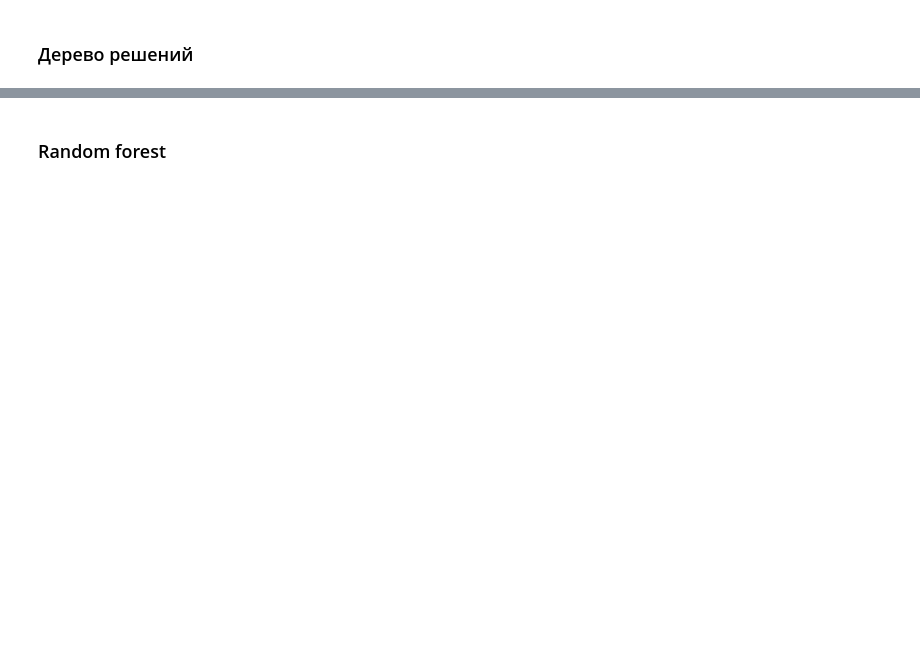
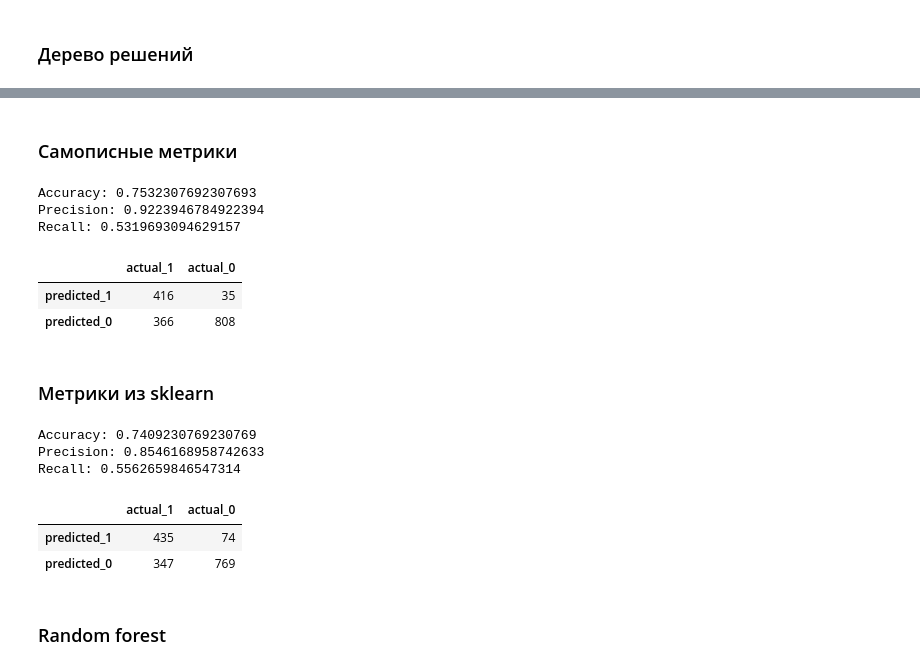
Before and after one commit to keoni02032/MAI_ML, a Jupyter notebook: lab2/ML_2.ipynb, the cells around one changed output, grey strips where cells are left out. Drawn from its saved outputs; the diff is of its cells as text; code cells hidden in the pictures; blank space fills up the shorter version.

```diff
--- a/lab2/ML_2.ipynb
+++ b/lab2/ML_2.ipynb
@@ -141,7 +222,7 @@ class ClassifyingDecisionTree:
     self.min_samples_split = min_samples_split
 
   def fit(self, x, y):
-    data = np.concatenate((x, y[:, np.newaxis]), axis = 1)
+    data = np.concatenate((x, y), axis=1)
     self.root = self.build_tree(data)
 
   def predict(self, x):
@@ -191,6 +272,10 @@ class ClassifyingDecisionTree:
           split.gain = gain
     return split
 
+  def fit1(self, x, y):
+    data = np.concatenate((x, y[:, np.newaxis]), axis=1)
+    self.root = self.build_tree(data)
+
   def build_tree(self, data, current_depth = 0):
     X, Y = data[:, :-1], data[:, -1]
     num_samples, num_features = np.shape(X)
@@ -208,7 +293,7 @@ class ClassifyingDecisionTree:
 depths = [1, 2, 3]
 for depth in depths:
   crt = ClassifyingDecisionTree(max_depth = depth)
-  crt.fit(X_train, Y_train)
+  crt.fit1(X_train, Y_train)
   predicted = crt.predict(X_test)
   print("Depth = {}, accuracy = {}".format(depth, accuracy_score(predicted, Y_test)))
 # %% [output]
@@ -227,0 +313,21 @@ Depth = 3, accuracy = 0.9809230769230769
+# %% [markdown]
+### Самописные метрики
+# %%
+tree = ClassifyingDecisionTree(min_samples_split=1, max_depth=1)
+tree.fit(pd.DataFrame(X_train), pd.DataFrame(Y_train))
+Y_pred = tree.predict(X_test)
+# %%
+met = mymetrics(confusion_matrix(Y_pred, Y_test))
+print(f'Accuracy: {met[0]}\nPrecision: {met[1]}\nRecall: {met[2]}')
+# %% [output]
+Accuracy: 0.7532307692307693
+Precision: 0.9223946784922394
+Recall: 0.5319693094629157
+# %%
+confusion_matrix(Y_pred, Y_test)
+# %% [output]
+|  | actual_1 | actual_0 |
+| predicted_1 | 416 | 35 |
+| predicted_0 | 366 | 808 |
+# %% [markdown]
+### Метрики из sklearn
@@ -228,3 +337,16 @@ Depth = 3, accuracy = 0.9809230769230769
+# %%
+met = mymetrics(confusion_matrix(Y_pred, Y_test))
+print(f'Accuracy: {met[0]}\nPrecision: {met[1]}\nRecall: {met[2]}')
+# %% [output]
+Accuracy: 0.7409230769230769
+Precision: 0.8546168958742633
+Recall: 0.5562659846547314
+# %%
+confusion_matrix(Y_pred, Y_test)
+# %% [output]
+|  | actual_1 | actual_0 |
+| predicted_1 | 435 | 74 |
+| predicted_0 | 347 | 769 |
 # %% [markdown]
 ### Random forest
 # %%
```
Also changed, not shown: parts of 32 cells of this notebook.
